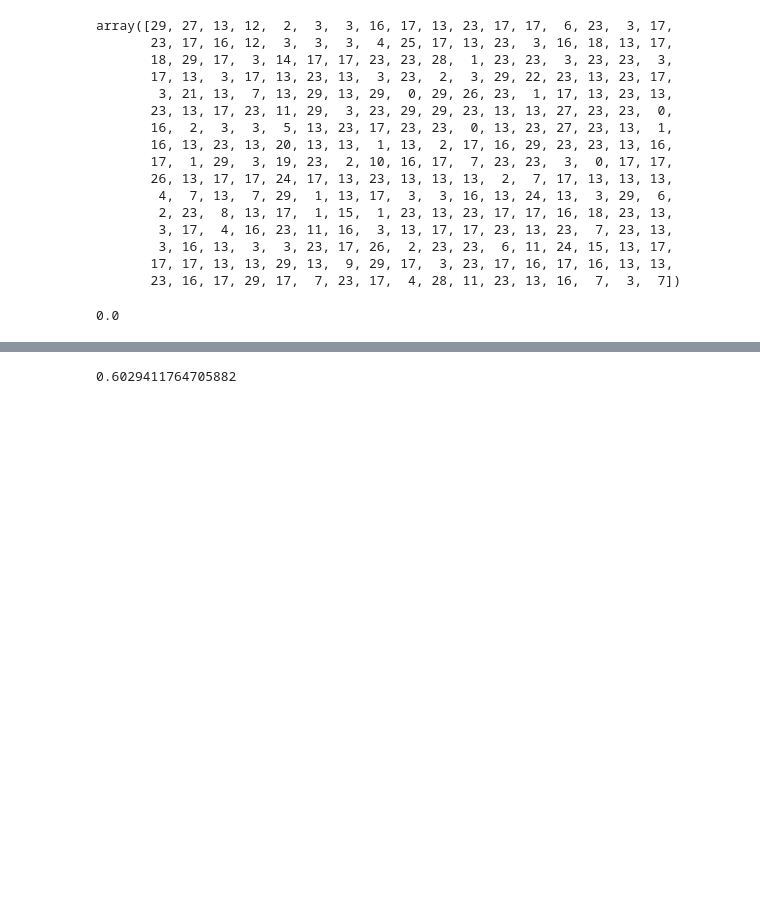
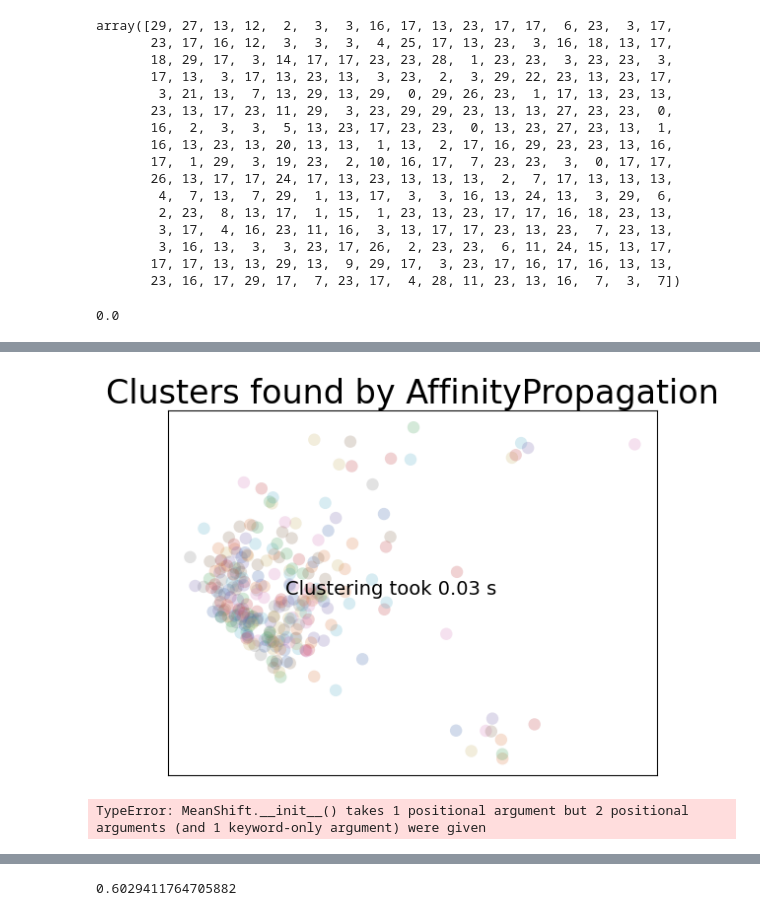
Before and after one commit to hoomanhonarvar/Leaves_Clustering, a Jupyter notebook: clustering.ipynb, the cells around one changed output, grey strips where cells are left out. Cells and saved outputs as stored; diff of their text form; code cells hidden in the pictures; blank space fills up the shorter version.

```diff
--- a/clustering.ipynb
+++ b/clustering.ipynb
@@ -245,0 +267,8 @@ accuracy_score(y_test, leaves_Kmeans.predict(X_test))
+# %%
+plot_clusters(X_train, cluster.AffinityPropagation, (), {'preference':-5.0, 'damping':0.95})
+# %% [output]
+[figure, added]
+# %%
+plot_clusters(X_train, cluster.MeanShift, (0.175,), {'cluster_all':False})
+# %% [output]
+TypeError: MeanShift.__init__() takes 1 positional argument but 2 positional arguments (and 1 keyword-only argument) were given
```
Also changed, not shown: parts of 8 cells of this notebook.
